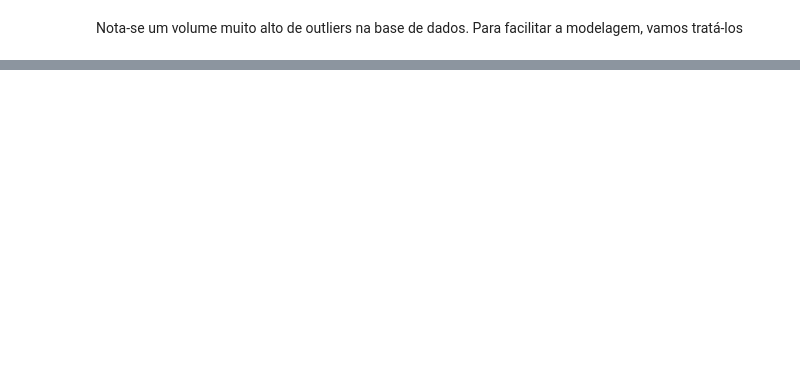
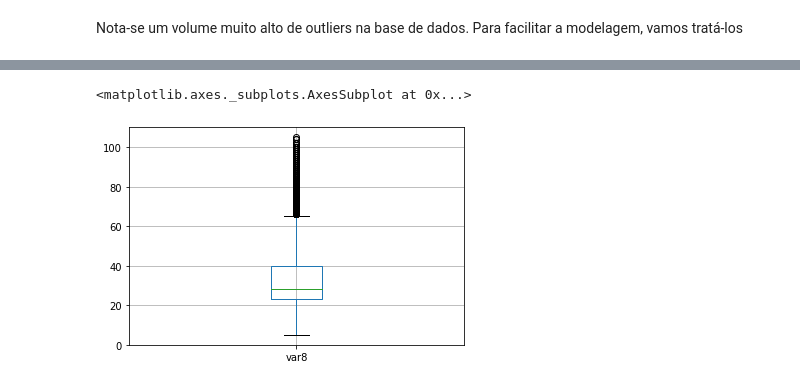
Before and after one commit to ohbtorres/SantanderCustomerSatisfaction, a Jupyter notebook: ClassificadorSantander.ipynb, the cells around one changed output, grey strips where cells are left out. Saved outputs shown, nothing was run; the diff lists cells and outputs as text; code cells hidden in the pictures; blank space fills up the shorter version.

```diff
--- a/ClassificadorSantander.ipynb
+++ b/ClassificadorSantander.ipynb
@@ -203,0 +283,5 @@ pd.DataFrame({'Porcent3desvios':[100*(len(treinoRF[treinoRF[x]>=3*desvio[x]]))/l
+# %%
+treinoRF[['var8']].boxplot()
+# %% [output]
+<matplotlib.axes._subplots.AxesSubplot at 0x...>
+[figure, added]
```
Also changed, not shown: parts of 28 cells of this notebook.
